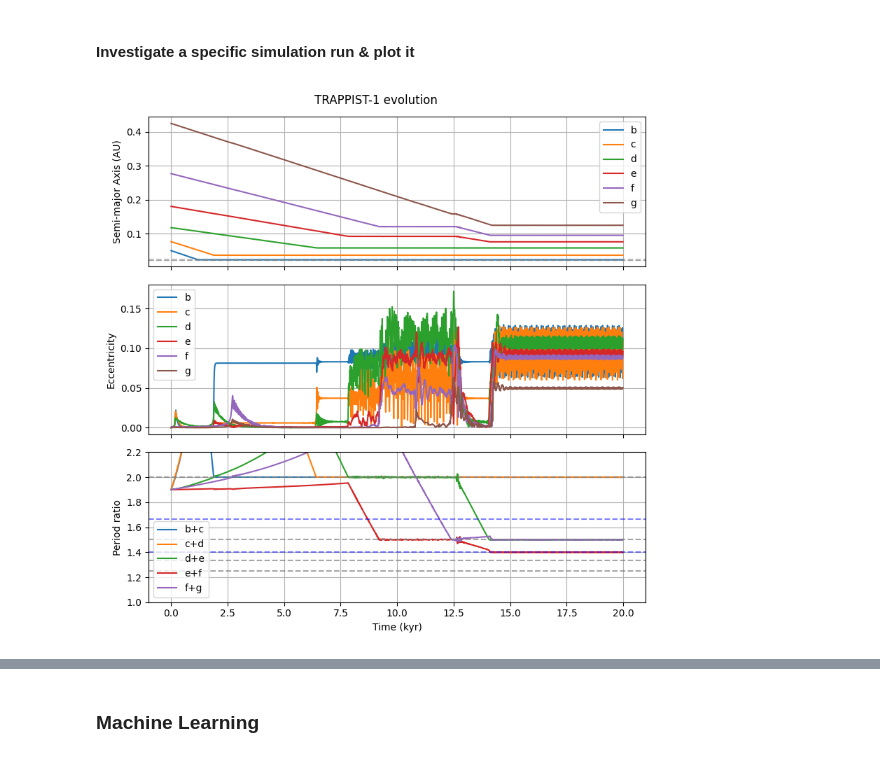
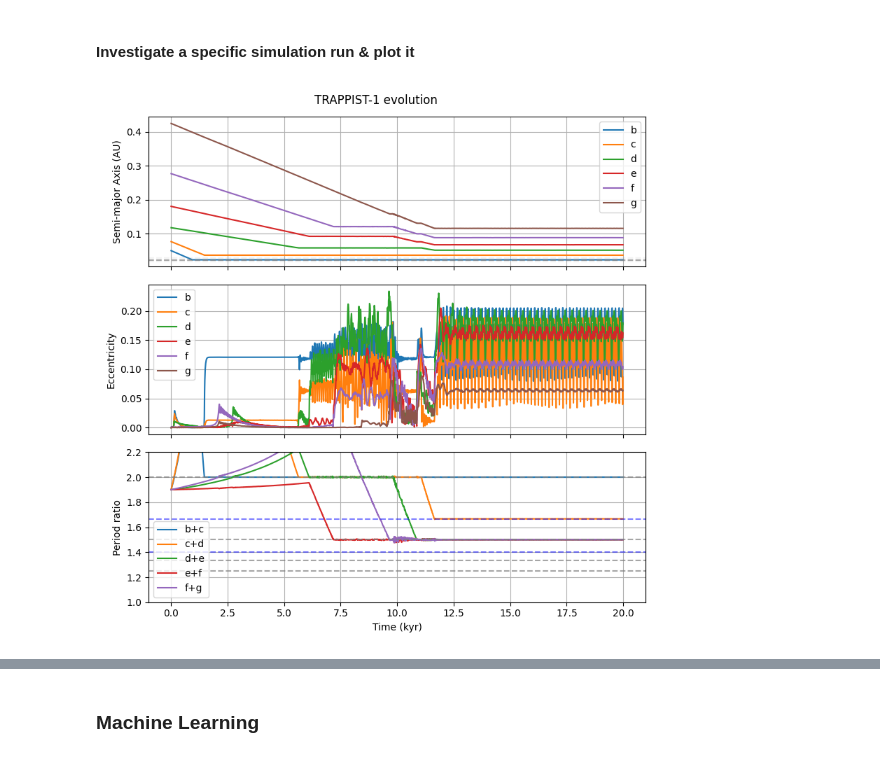
Before and after one commit to dchen10Git/uchi-exoplanets-2025, a Jupyter notebook: trappist1_keller.ipynb, the cells around one changed output, grey strips where cells are left out. Saved outputs shown, nothing was run; the diff lists cells and outputs as text; code cells hidden in the pictures.

```diff
--- a/trappist1_keller.ipynb
+++ b/trappist1_keller.ipynb
@@ -177,30 +176,30 @@ Total sims: 4000
 # %% [markdown]
 #### Investigate a specific simulation run & plot it
 # %%
-sim_id = 8
+sim_id = 94
 base_dir = Path.cwd()
 file_path = base_dir.parent / f"sim_results/dataset{dataset_id}" / f"sim{sim_id}.h5"
 
 row = outcome_df.loc[outcome_df["sim_id"] == sim_id].iloc[0]
 # print(f"Initial P ratios: {row['initial_P_ratios']} | Sigma_1au: {float(row['Sigma_1au']):.4} | K-factor: {float(row['K_factor']):.4}")
 
 saved_sim = t1.load_simulation_run(file_path)
 sim_data = saved_sim[0]
 m_star = saved_sim[1]['m_star']
 planets = {p: sim_data[p] for p in planet_names}
 
 # Example usage
 # print(saved_sim[1]['m_star'])
 # print(planets['b'][:5])
 # print(planets['b']['a'][:5])
 # print(planets['b'].attrs["planet_name"])
 
 # print(mmr_id.check_resonance(m_star, planets['b'], planets['c']))
 # print(mmr_id.res_chain_order(saved_sim))
 # print(mmr_id.res_chain_score(saved_sim))
+
+%matplotlib widget
+t1.plot_trappist1(saved_sim)
+# %% [output]
+[figure, added]
-# %%
-%matplotlib widget
-t1.plot_trappist1(saved_sim)
-# %% [output]
-[figure, removed]
 # %%
```
Also changed, not shown: parts of 6 cells of this notebook, 3 other files.
